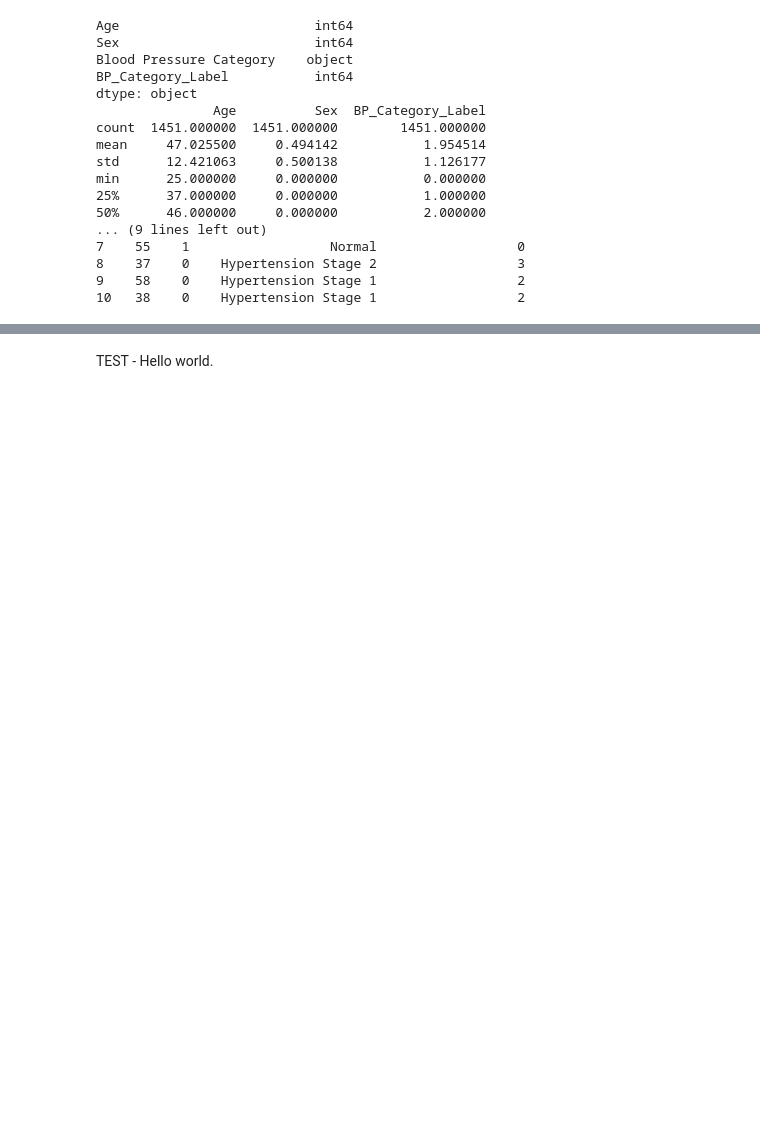
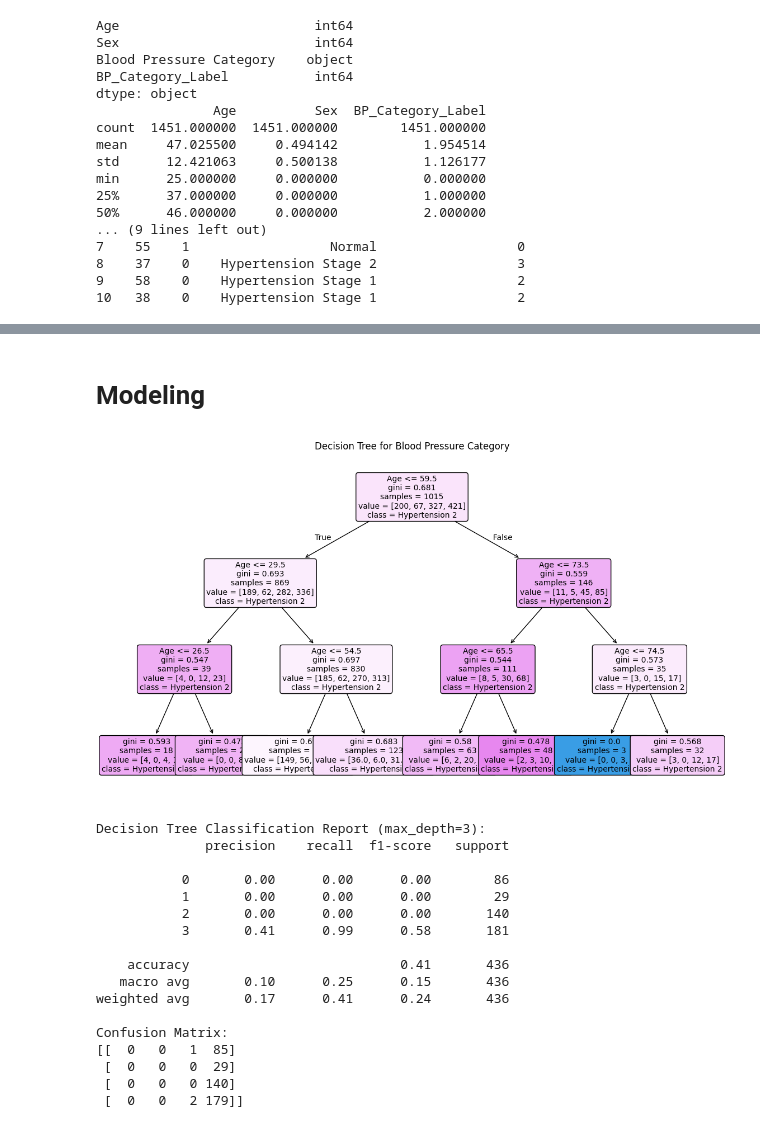
Before and after one commit to DS3001-Group-P/Final-Project, a Jupyter notebook: milestone3.ipynb, the cells around one changed output, grey strips where cells are left out. Drawn from its saved outputs; the diff is of its cells as text; code cells hidden in the pictures; blank space fills up the shorter version.

```diff
--- a/milestone3.ipynb
+++ b/milestone3.ipynb
@@ -110,37 +111,67 @@ plt.show()
+# %% [markdown]
+# Modeling
 # %%
-
-
 import pandas as pd
 from sklearn.model_selection import train_test_split
 from sklearn.preprocessing import LabelEncoder
 from sklearn.tree import DecisionTreeClassifier, plot_tree
 from sklearn.ensemble import RandomForestClassifier
 from sklearn.metrics import classification_report, confusion_matrix, accuracy_score
 import matplotlib.pyplot as plt
 import pandas as pd
 from sklearn.linear_model import LogisticRegression
 from sklearn.tree import DecisionTreeClassifier
 from sklearn.metrics import classification_report, confusion_matrix
 
 model_data = pd.read_csv('model_data.csv')
 model_data.head()
 
 
 X = model_data[['Age', 'Sex']]
 y = model_data['BP_Category_Label']
 
 X_train, X_test, y_train, y_test = train_test_split(
     X, y, test_size=0.3, random_state=42, stratify=y
 )
 
-# Limit the depth of the Decision Tree for better interpretability
+#Plot tree
+plt.figure(figsize=(14, 8))
+plot_tree(
+    dt,
+    feature_names=['Age', 'Sex'],
+    class_names=['Normal', 'Elevated', 'Hypertension 1', 'Hypertension 2'],
+    filled=True,
+    rounded=True,
+    fontsize=10
+)
+plt.title('Decision Tree for Blood Pressure Category')
+plt.show()
+
+# Limit depth of tree
 dt = DecisionTreeClassifier(random_state=42, max_depth=3)
 dt.fit(X_train, y_train)
 y_pred_dt = dt.predict(X_test)
 
 print("Decision Tree Classification Report (max_depth=3):")
 print(classification_report(y_test, y_pred_dt, zero_division=0))
 print("Confusion Matrix:")
 print(confusion_matrix(y_test, y_pred_dt))
+# %% [output]
+[figure, added]
+Decision Tree Classification Report (max_depth=3):
+              precision    recall  f1-score   support
+
+           0       0.00      0.00      0.00        86
+           1       0.00      0.00      0.00        29
+           2       0.00      0.00      0.00       140
+           3       0.41      0.99      0.58       181
+
+    accuracy                           0.41       436
+   macro avg       0.10      0.25      0.15       436
+weighted avg       0.17      0.41      0.24       436
+
+Confusion Matrix:
+[[  0   0   1  85]
+ [  0   0   0  29]
+ [  0   0   0 140]
+ [  0   0   2 179]]
-# %% [markdown]
-TEST - Hello world.
```
Also changed, not shown: parts of 8 cells of this notebook.
